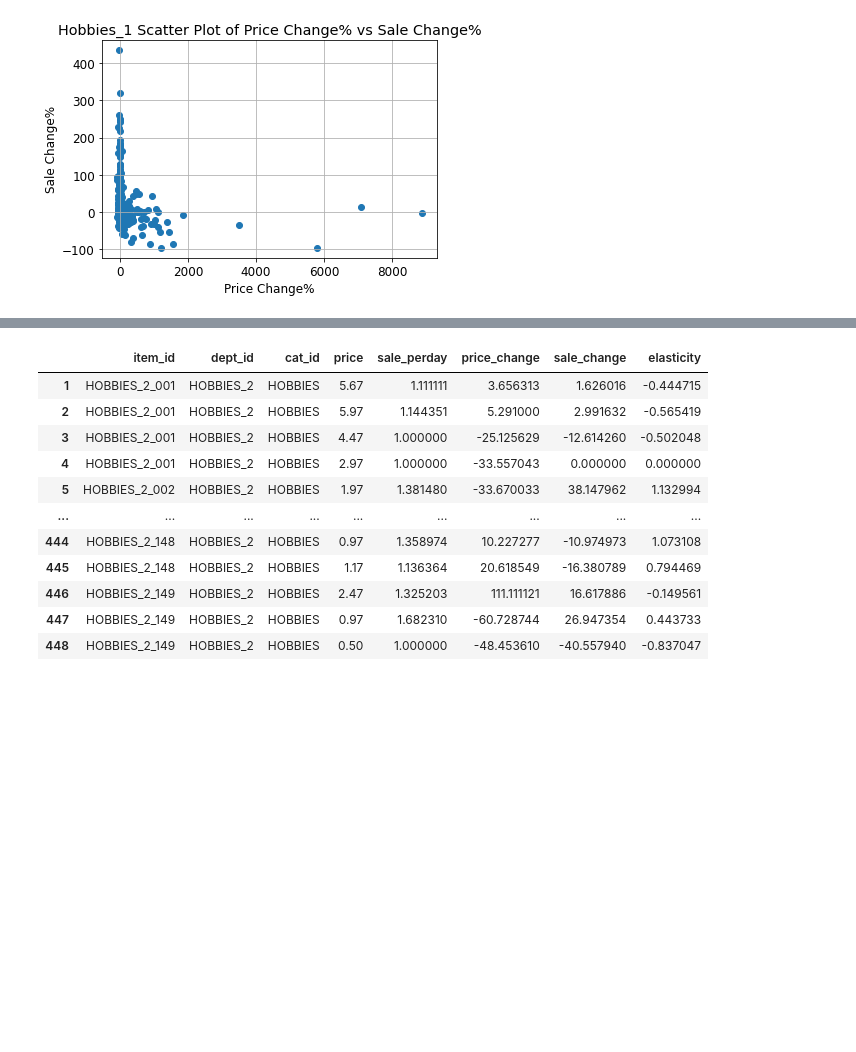
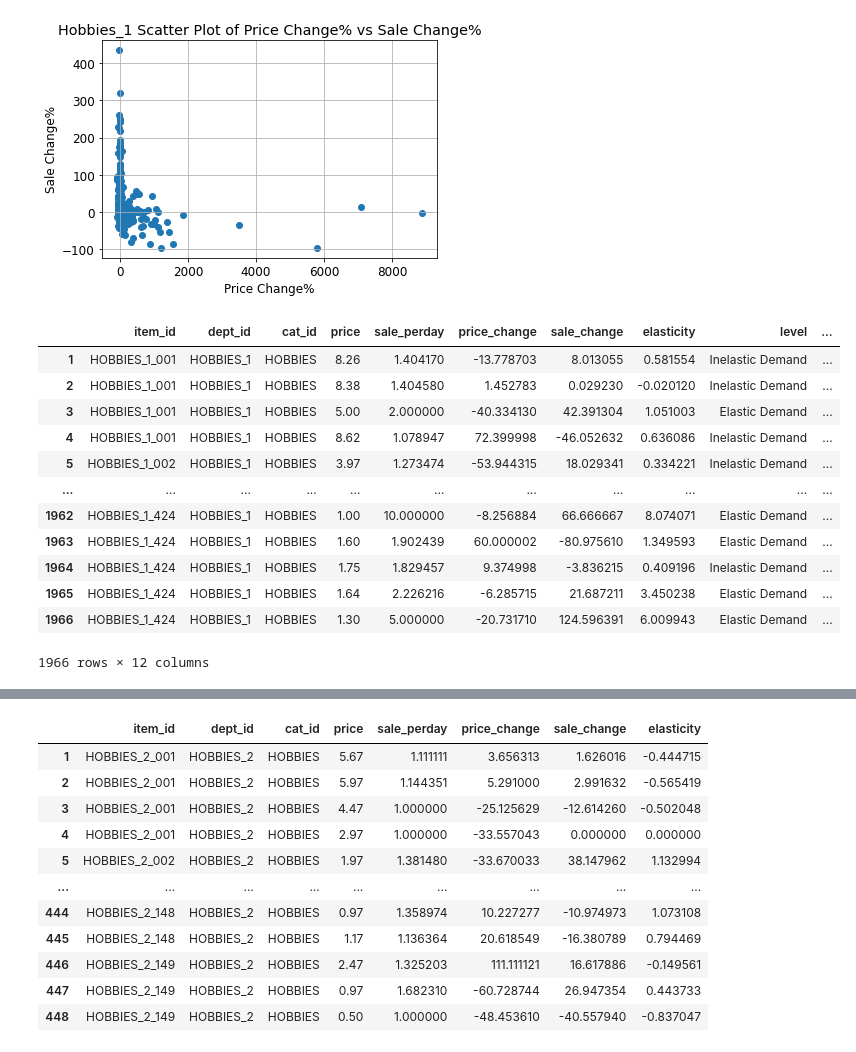
Before and after one commit to janiceivana/DS_05, a Jupyter notebook: New Data Analysis.ipynb, the cells around one changed output, grey strips where cells are left out. Cells and saved outputs as stored; diff of their text form; code cells hidden in the pictures; blank space fills up the shorter version.

Commit message:
price of optimization

```diff
--- a/New Data Analysis.ipynb
+++ b/New Data Analysis.ipynb
@@ -1173,3 +1173,22 @@ plt.grid(True)
 plt.show()
 # %% [output]
 [figure]
+# %%
+h1_df["revenue"] = h1_df["price"]*h1_df["sale_perday"]
+h1_df["LB_price"] = h1_df["price"] - (0.5*h1_df["price"])
+h1_df["UB_price"] = h1_df["price"] + (0.5*h1_df["price"])
+h1_df
+# %% [output]
+|  | item_id | dept_id | cat_id | price | sale_perday | price_change | sale_change | elasticity | level | ... |
+| 1 | HOBBIES_1_001 | HOBBIES_1 | HOBBIES | 8.26 | 1.404170 | -13.778703 | 8.013055 | 0.581554 | Inelastic Demand | ... |
+| 2 | HOBBIES_1_001 | HOBBIES_1 | HOBBIES | 8.38 | 1.404580 | 1.452783 | 0.029230 | -0.020120 | Inelastic Demand | ... |
+| 3 | HOBBIES_1_001 | HOBBIES_1 | HOBBIES | 5.00 | 2.000000 | -40.334130 | 42.391304 | 1.051003 | Elastic Demand | ... |
+| 4 | HOBBIES_1_001 | HOBBIES_1 | HOBBIES | 8.62 | 1.078947 | 72.399998 | -46.052632 | 0.636086 | Inelastic Demand | ... |
+| 5 | HOBBIES_1_002 | HOBBIES_1 | HOBBIES | 3.97 | 1.273474 | -53.944315 | 18.029341 | 0.334221 | Inelastic Demand | ... |
+| ... | ... | ... | ... | ... | ... | ... | ... | ... | ... | ... |
+| 1962 | HOBBIES_1_424 | HOBBIES_1 | HOBBIES | 1.00 | 10.000000 | -8.256884 | 66.666667 | 8.074071 | Elastic Demand | ... |
+| 1963 | HOBBIES_1_424 | HOBBIES_1 | HOBBIES | 1.60 | 1.902439 | 60.000002 | -80.975610 | 1.349593 | Elastic Demand | ... |
+| 1964 | HOBBIES_1_424 | HOBBIES_1 | HOBBIES | 1.75 | 1.829457 | 9.374998 | -3.836215 | 0.409196 | Inelastic Demand | ... |
+| 1965 | HOBBIES_1_424 | HOBBIES_1 | HOBBIES | 1.64 | 2.226216 | -6.285715 | 21.687211 | 3.450238 | Elastic Demand | ... |
+| 1966 | HOBBIES_1_424 | HOBBIES_1 | HOBBIES | 1.30 | 5.000000 | -20.731710 | 124.596391 | 6.009943 | Elastic Demand | ... |
+1966 rows × 12 columns
```
Also changed, not shown: parts of 34 cells of this notebook.
